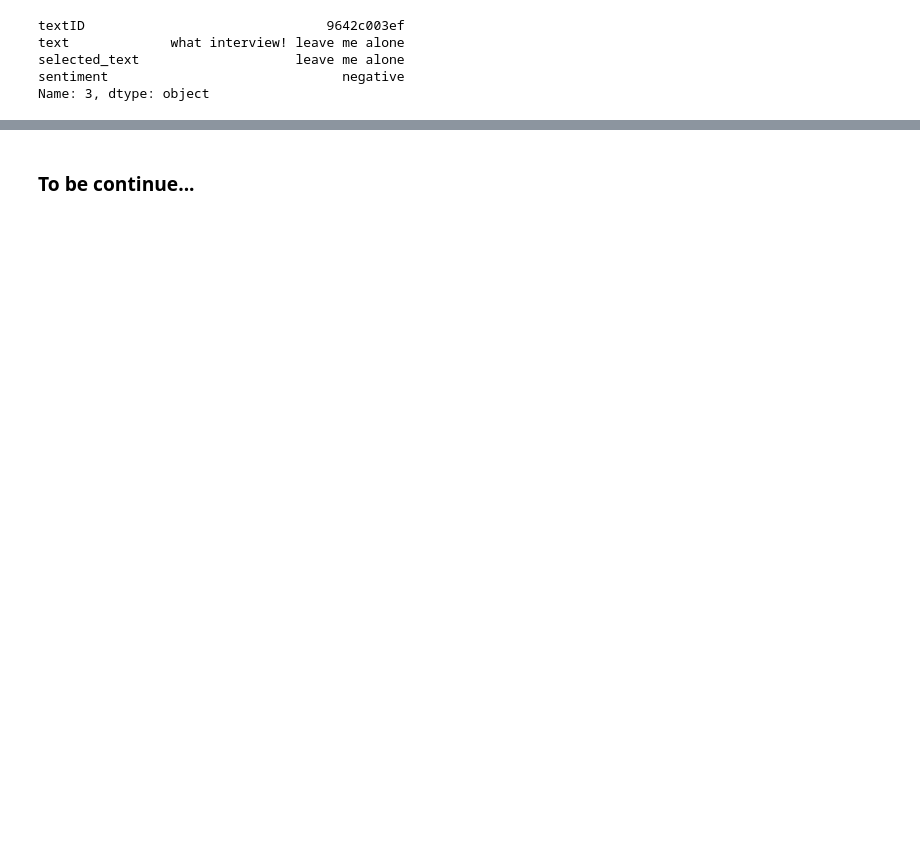
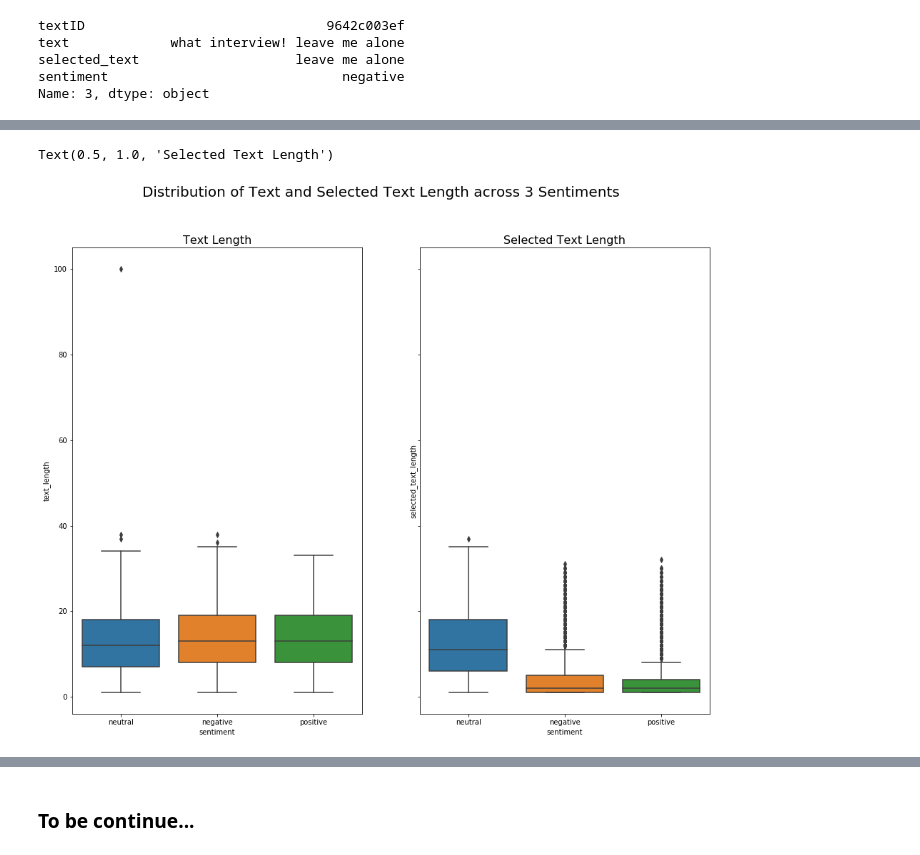
Before and after one commit to felixshadow220/Data_Science_Learning, a Jupyter notebook: Tweet_Sentiment_Extraction.ipynb, the cells around one changed output, grey strips where cells are left out. Saved outputs shown, nothing was run; the diff lists cells and outputs as text; code cells hidden in the pictures; blank space fills up the shorter version.

```diff
--- a/Tweet_Sentiment_Extraction.ipynb
+++ b/Tweet_Sentiment_Extraction.ipynb
@@ -152,6 +152,7 @@ However, I need to think about ways to improve the result. <br>
 # %%
 # convert the data type of the text column into String (seems like there is a row that has a float)
 train_df["text"] = train_df.text.astype(str)
+train_df["selected_text"] = train_df.selected_text.astype(str)
 
 # strip all the white space from the text column
 train_df["text"] = train_df["text"].apply(lambda x: x.strip())
@@ -244,0 +239,4 @@ Name: 3, dtype: object
+# %%
+# take a look of the length of selected text and text for all 3 sentiments
+train_df["text_length"] = train_df["text"].apply(lambda x: len(x.split(" ")))
+train_df["selected_text_length"] = train_df["selected_text"].apply(lambda x: len(x.split(" ")))
@@ -244,0 +256,21 @@ Name: 3, dtype: object
+# %%
+fig, axs = plt.subplots(1, 2, sharey=True, figsize=(16,12)) # create a subplot and set the figure size
+fig.suptitle("Distribution of Text and Selected Text Length across 3 Sentiments",
+             fontsize=20) # set a bigger font size
+
+# draw the box and whisker plot for text length
+sns.boxplot(x="sentiment",
+            y="text_length",
+            data=train_df,
+            ax=axs[0])                                   # set it on the left handside
+axs[0].set_title("Text Length", fontsize=16)             # set the subtitle of the plot
+
+# draw the box and whisker plot for selected text length
+sns.boxplot(x="sentiment",
+            y="selected_text_length",
+            data=train_df,
+            ax=axs[1])                                   # set it on the right handside
+axs[1].set_title("Selected Text Length", fontsize=16)    # set the subtitle of the plot
+# %% [output]
+Text(0.5, 1.0, 'Selected Text Length')
+[figure, added]
```
Also changed, not shown: parts of 10 cells of this notebook.
